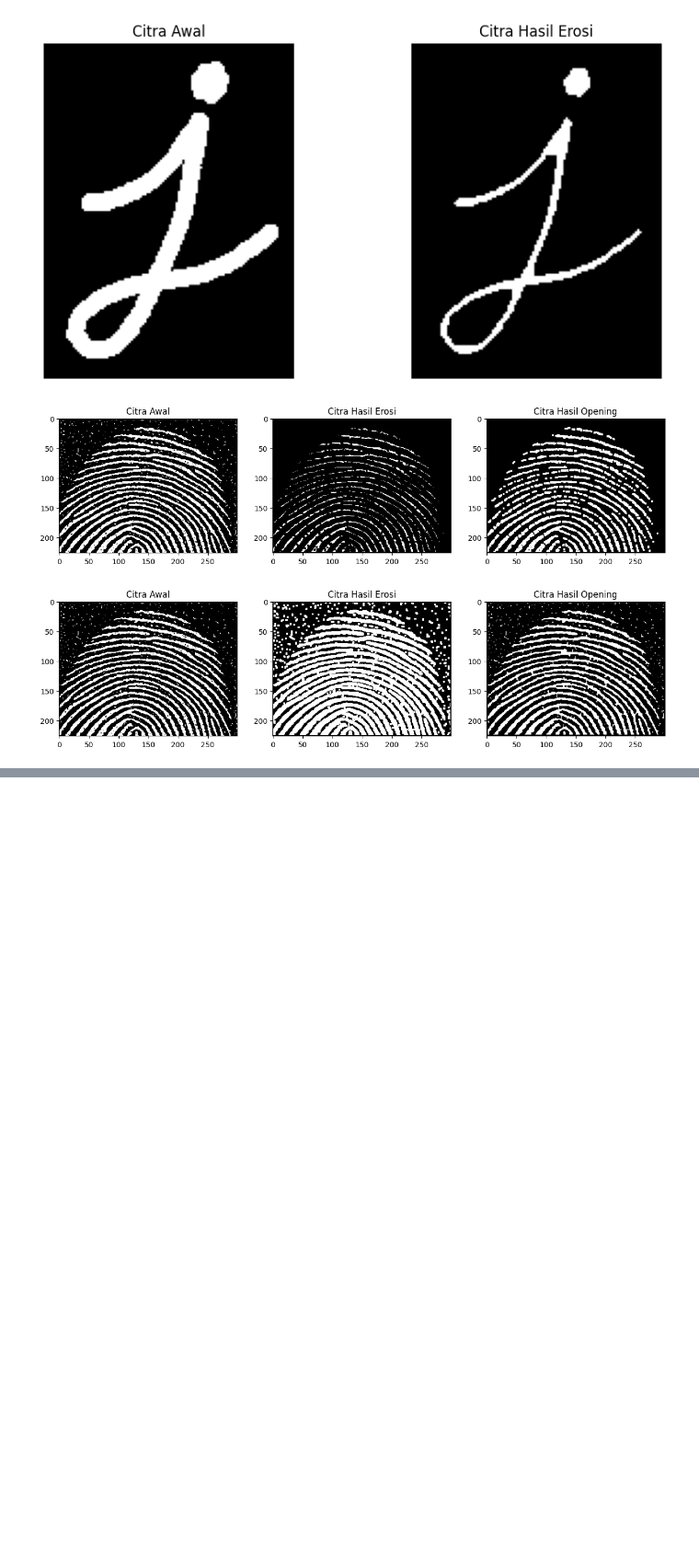
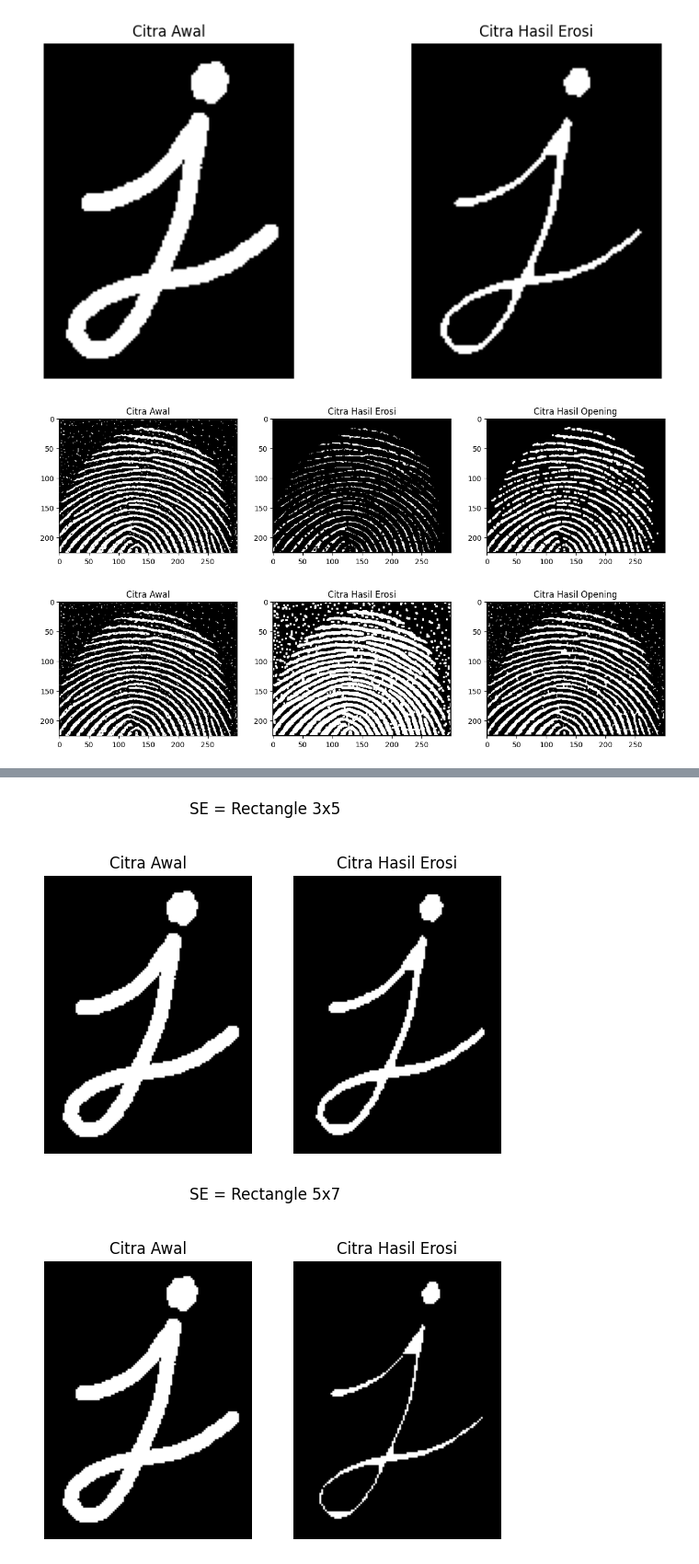
Before and after one commit to akfalah/03_AhmadKhoirulFalah, a Jupyter notebook: Week9.ipynb, the cells around one changed output, grey strips where cells are left out. Shown at 92% size. Saved outputs shown, nothing was run; the diff lists cells and outputs as text; code cells hidden in the pictures; blank space fills up the shorter version.

```diff
--- a/Week9.ipynb
+++ b/Week9.ipynb
@@ -391,0 +392,47 @@ plt.show()
+# %%
+# @title implementasi erosi rectangle 3x5 & 5x7
+
+image = cv.imread('/content/drive/MyDrive/pcvk/Images/j.png', cv.IMREAD_GRAYSCALE)
+
+# mengubah gambar menjadi biner dengan threshold 128 (skala keabuan)
+_, binary_image = cv.threshold(image, 128, 255, cv.THRESH_BINARY)
+
+# membuat SE rectangle 3x5
+rectangle_3x5 = np.ones((3, 5), dtype=np.uint8)
+
+# membuat SE rectangle 5x7
+rectangle_5x7 = np.ones((5, 7), dtype=np.uint8)
+
+eroded_image_3x5 = erode(binary_image, rectangle_3x5)
+eroded_image_5x7 = erode(binary_image, rectangle_5x7)
+
+plt.suptitle('SE = Rectangle 3x5')
+
+plt.subplot(1, 2, 1)
+plt.imshow(binary_image, cmap='gray')
+plt.title('Citra Awal')
+plt.axis('off')
+
+plt.subplot(1, 2, 2)
+plt.imshow(eroded_image_3x5, cmap='gray')
+plt.title('Citra Hasil Erosi')
+plt.axis('off')
+
+plt.show()
+
+plt.suptitle('SE = Rectangle 5x7')
+
+plt.subplot(1, 2, 1)
+plt.imshow(binary_image, cmap='gray')
+plt.title('Citra Awal')
+plt.axis('off')
+
+plt.subplot(1, 2, 2)
+plt.imshow(eroded_image_5x7, cmap='gray')
+plt.title('Citra Hasil Erosi')
+plt.axis('off')
+
+plt.show()
+# %% [output]
+[figure, added]
+[figure, added]
```
Also changed, not shown: parts of 3 cells of this notebook.
